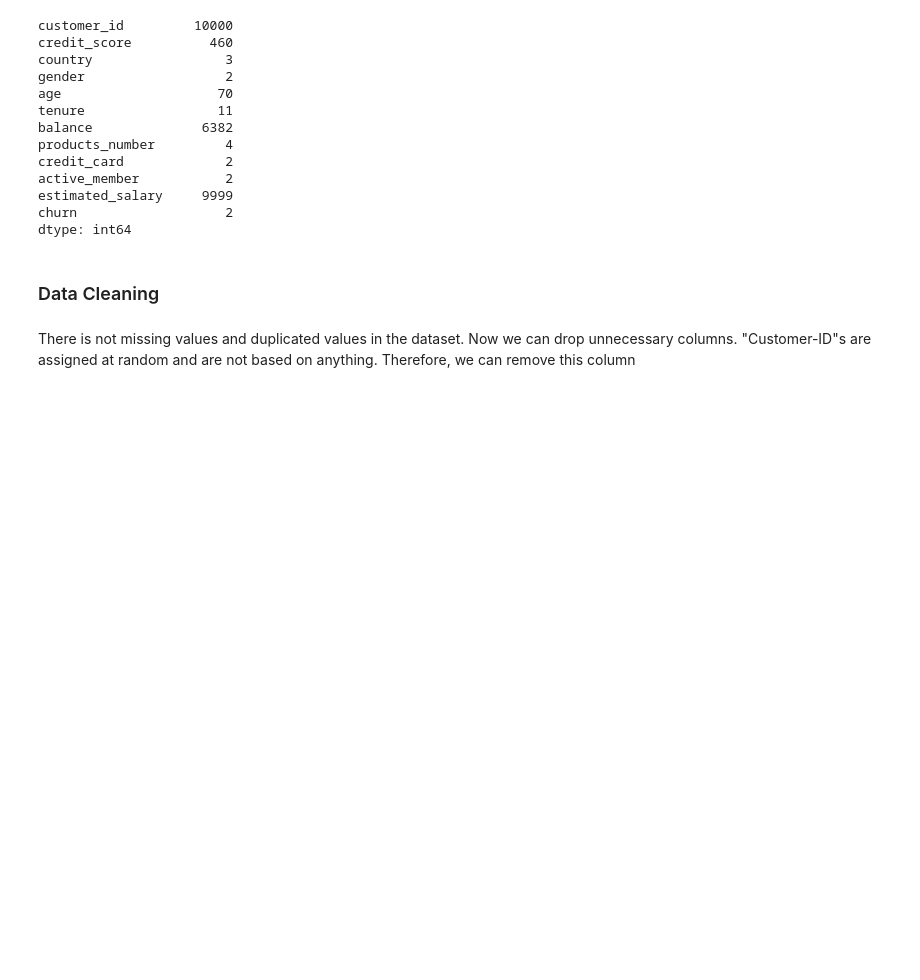
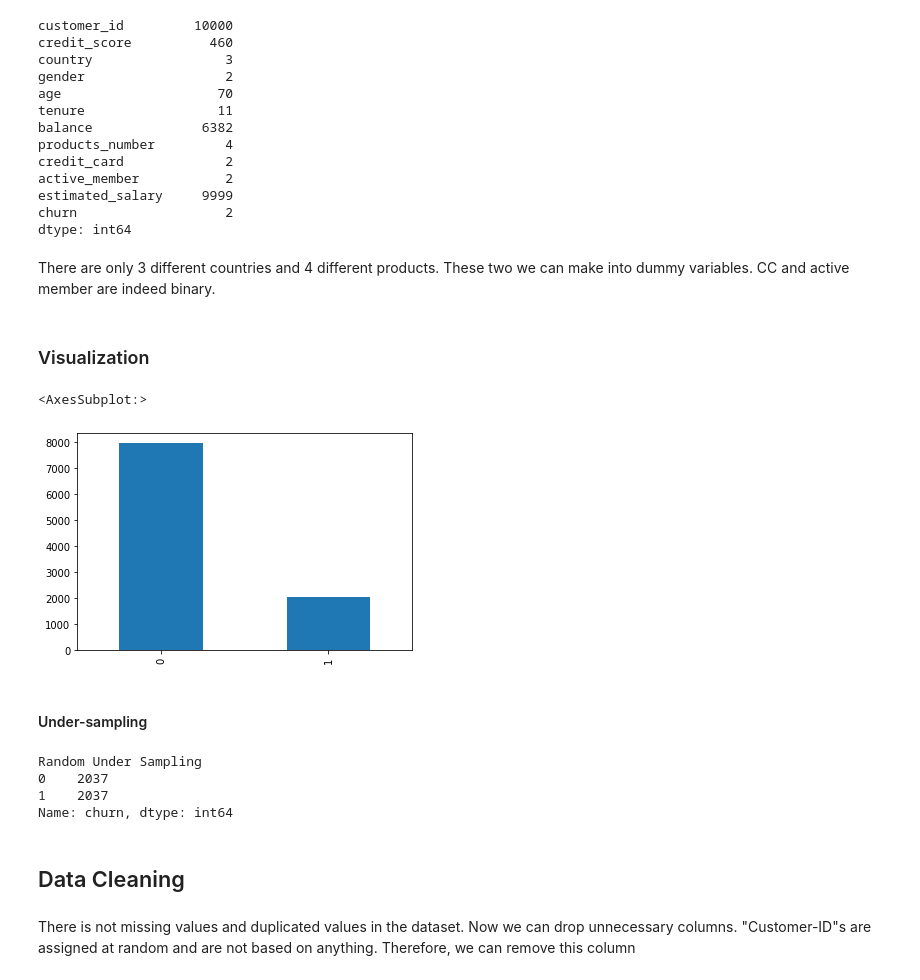
Before and after one commit to Fatemeh-Khosravi/Customer-Churn-Prediction, a Jupyter notebook: ADS505-FinalProject-ChrunPrediction.ipynb, the cells around one changed output. Cells and saved outputs as stored; diff of their text form; code cells hidden in the pictures; blank space fills up the shorter version.

```diff
--- a/ADS505-FinalProject-ChrunPrediction.ipynb
+++ b/ADS505-FinalProject-ChrunPrediction.ipynb
@@ -111,3 +137,12 @@ active_member           2
 estimated_salary     9999
 churn                   2
 dtype: int64
+# %% [markdown]
+There are only 3 different countries and 4 different products. These two we can make into dummy variables. CC and active member are indeed binary.
+# %% [markdown]
+### Visualization
+# %%
+bank["churn"].value_counts().plot(kind="bar")
+# %% [output]
+<AxesSubplot:>
+[figure, added]
@@ -114,4 +151,18 @@ dtype: int64
+# %% [markdown]
+#### Under-sampling
+# %%
+df_class0_under = class0_df.sample(class_count1)
+
+df_test_under = pd.concat([df_class0_under, class1_df], axis = 0)
+
+print(f'Random Under Sampling')
+print(df_test_under.churn.value_counts())
+# %% [output]
+Random Under Sampling
+0    2037
+1    2037
+Name: churn, dtype: int64
 # %% [markdown]
-### Data Cleaning
+## Data Cleaning
 # %% [markdown]
 There is not missing values and duplicated values in the dataset. Now we can drop unnecessary columns. "Customer-ID"s are assigned at random and are not based on anything. Therefore, we can remove this column
```
Also changed, not shown: parts of 37 cells of this notebook.
